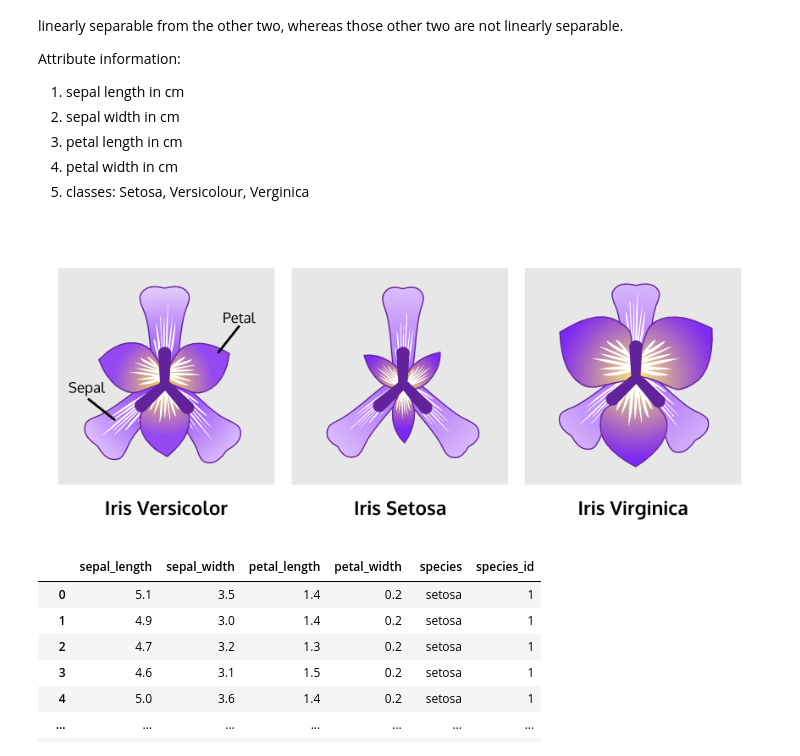
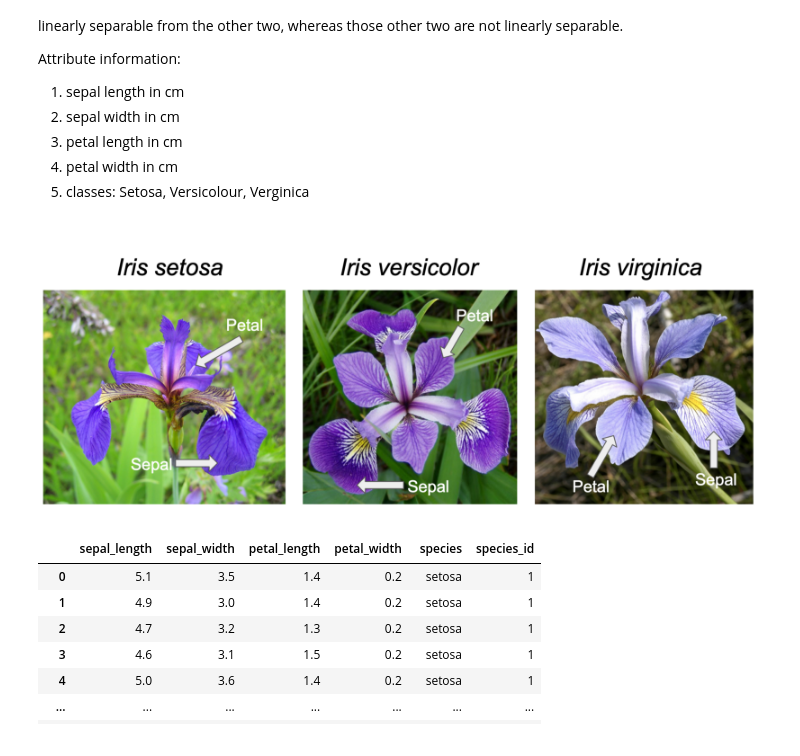
Before and after one commit to dianas11xx/Data-Visualization, a Jupyter notebook: Pandas_PL_B.ipynb, the cells around one changed output. Saved outputs shown, nothing was run; the diff lists cells and outputs as text; code cells hidden in the pictures.

Commit message:
full data run

```diff
--- a/Pandas_PL_B.ipynb
+++ b/Pandas_PL_B.ipynb
@@ -7,8 +7,8 @@ drive.mount('/content/drive')
 
 from IPython.display import Image, display
 
-datadir = '/content/drive/My Drive/Courses/672/Notebooks/Notebooks2023/data/'
-imagesdir = '/content/drive/My Drive/Courses/672/Notebooks/Notebooks2023/images/'
+datadir = '/content/sample_data'
+imagesdir = '/content/sample_data'
 renderer = None   # change to 'notebook' to embed in HTML
 
 def display_images(images, dir=imagesdir):
@@ -325,9 +329,9 @@ Attribute information:
 4. petal width in cm
 5. classes: Setosa, Versicolour, Verginica
 # %%
-display_images(['iris.png'])
+display_images(['/iris.png'])
 # %% [output]
-[figure, old version]
+[figure, new version]
 # %%
 df = px.data.iris() # iris is a pandas DataFrame
 df
```
Also changed, not shown: parts of 7 cells of this notebook.
